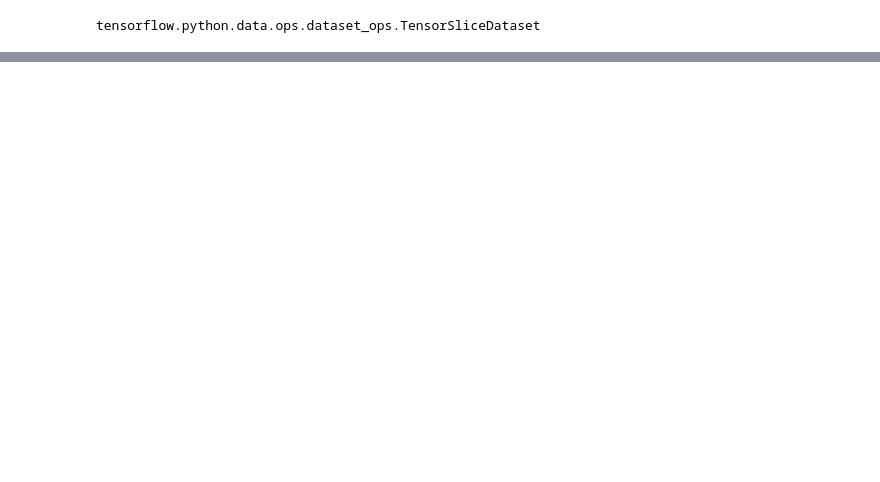
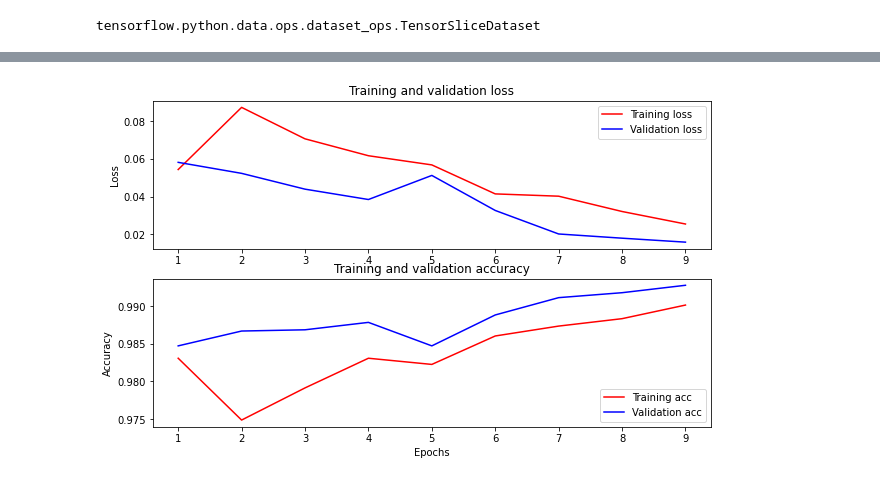
Before and after one commit to op221/tweet_classification, a Jupyter notebook: explore/Disaster Tweet Classification(refactored).ipynb, the cells around one changed output, grey strips where cells are left out. Saved outputs shown, nothing was run; the diff lists cells and outputs as text; code cells hidden in the pictures; blank space fills up the shorter version.

```diff
--- a/explore/Disaster Tweet Classification(refactored).ipynb
+++ b/explore/Disaster Tweet Classification(refactored).ipynb
@@ -95,0 +269,2 @@ saved
+# %%
+model.train(num_epochs = 9, lr=3e-5, optimizer_name='adamw')
@@ -95,0 +291,4 @@ saved
+# %%
+plot(model.history)
+# %% [output]
+[figure, added]
```
Also changed, not shown: parts of 54 cells of this notebook.
